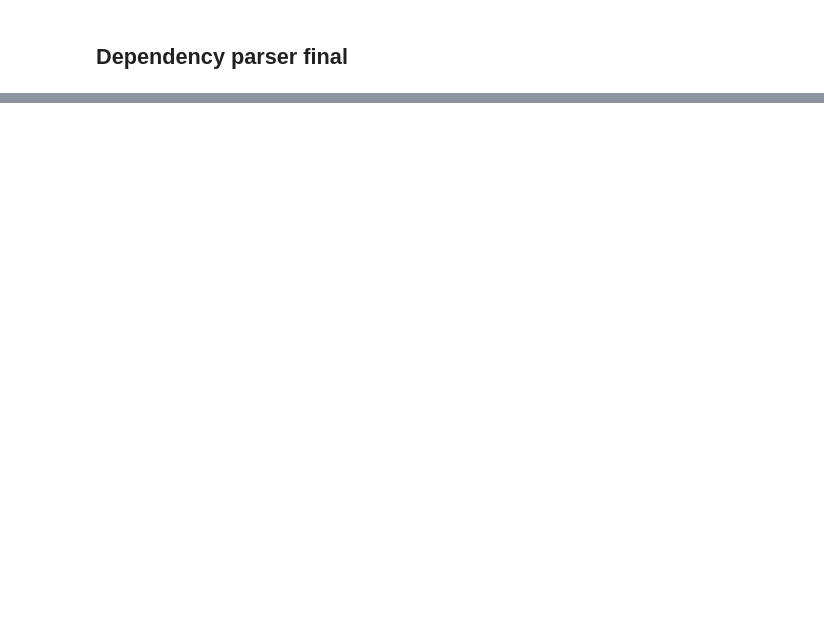
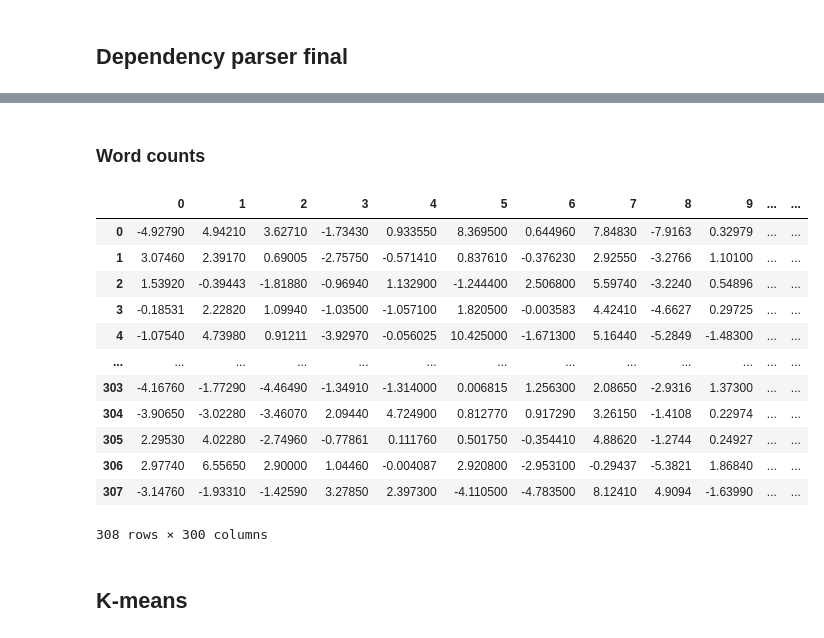
Before and after one commit to markrz12/aspect-based-opinion-mining, a Jupyter notebook: Mgr1.ipynb, the cells around one changed output, grey strips where cells are left out. Saved outputs shown, nothing was run; the diff lists cells and outputs as text; code cells hidden in the pictures; blank space fills up the shorter version.

Commit message:
K-means

```diff
--- a/Mgr1.ipynb
+++ b/Mgr1.ipynb
@@ -666,0 +745,31 @@ df = df[df["feature"].apply(lambda x: len(x) > 0)]
+# %% [markdown]
+### Word counts
+# %%
+unique_words = list(set(words))
+# %%
+word_counts = pd.DataFrame([[i, len([q for q in words if q==i])] for i in unique_words],
+              columns=['word', 'count']).sort_values('count', ascending=False)
+# %%
+popular_words = word_counts[word_counts['count']>=20]["word"].to_list()
+# %%
+nlp = spacy.load('en_core_web_md')
+tokens = [nlp(word) for word in popular_words]
+# %%
+word_vectors = pd.DataFrame([i.vector for i in tokens])
+word_vectors
+# %% [output]
+|  | 0 | 1 | 2 | 3 | 4 | 5 | 6 | 7 | 8 | 9 | ... | ... |
+| 0 | -4.92790 | 4.94210 | 3.62710 | -1.73430 | 0.933550 | 8.369500 | 0.644960 | 7.84830 | -7.9163 | 0.32979 | ... | ... |
+| 1 | 3.07460 | 2.39170 | 0.69005 | -2.75750 | -0.571410 | 0.837610 | -0.376230 | 2.92550 | -3.2766 | 1.10100 | ... | ... |
+| 2 | 1.53920 | -0.39443 | -1.81880 | -0.96940 | 1.132900 | -1.244400 | 2.506800 | 5.59740 | -3.2240 | 0.54896 | ... | ... |
+| 3 | -0.18531 | 2.22820 | 1.09940 | -1.03500 | -1.057100 | 1.820500 | -0.003583 | 4.42410 | -4.6627 | 0.29725 | ... | ... |
+| 4 | -1.07540 | 4.73980 | 0.91211 | -3.92970 | -0.056025 | 10.425000 | -1.671300 | 5.16440 | -5.2849 | -1.48300 | ... | ... |
+| ... | ... | ... | ... | ... | ... | ... | ... | ... | ... | ... | ... | ... |
+| 303 | -4.16760 | -1.77290 | -4.46490 | -1.34910 | -1.314000 | 0.006815 | 1.256300 | 2.08650 | -2.9316 | 1.37300 | ... | ... |
+| 304 | -3.90650 | -3.02280 | -3.46070 | 2.09440 | 4.724900 | 0.812770 | 0.917290 | 3.26150 | -1.4108 | 0.22974 | ... | ... |
+| 305 | 2.29530 | 4.02280 | -2.74960 | -0.77861 | 0.111760 | 0.501750 | -0.354410 | 4.88620 | -1.2744 | 0.24927 | ... | ... |
+| 306 | 2.97740 | 6.55650 | 2.90000 | 1.04460 | -0.004087 | 2.920800 | -2.953100 | -0.29437 | -5.3821 | 1.86840 | ... | ... |
+| 307 | -3.14760 | -1.93310 | -1.42590 | 3.27850 | 2.397300 | -4.110500 | -4.783500 | 8.12410 | 4.9094 | -1.63990 | ... | ... |
+308 rows × 300 columns
+# %% [markdown]
+## K-means
```
Also changed, not shown: parts of 36 cells of this notebook.
